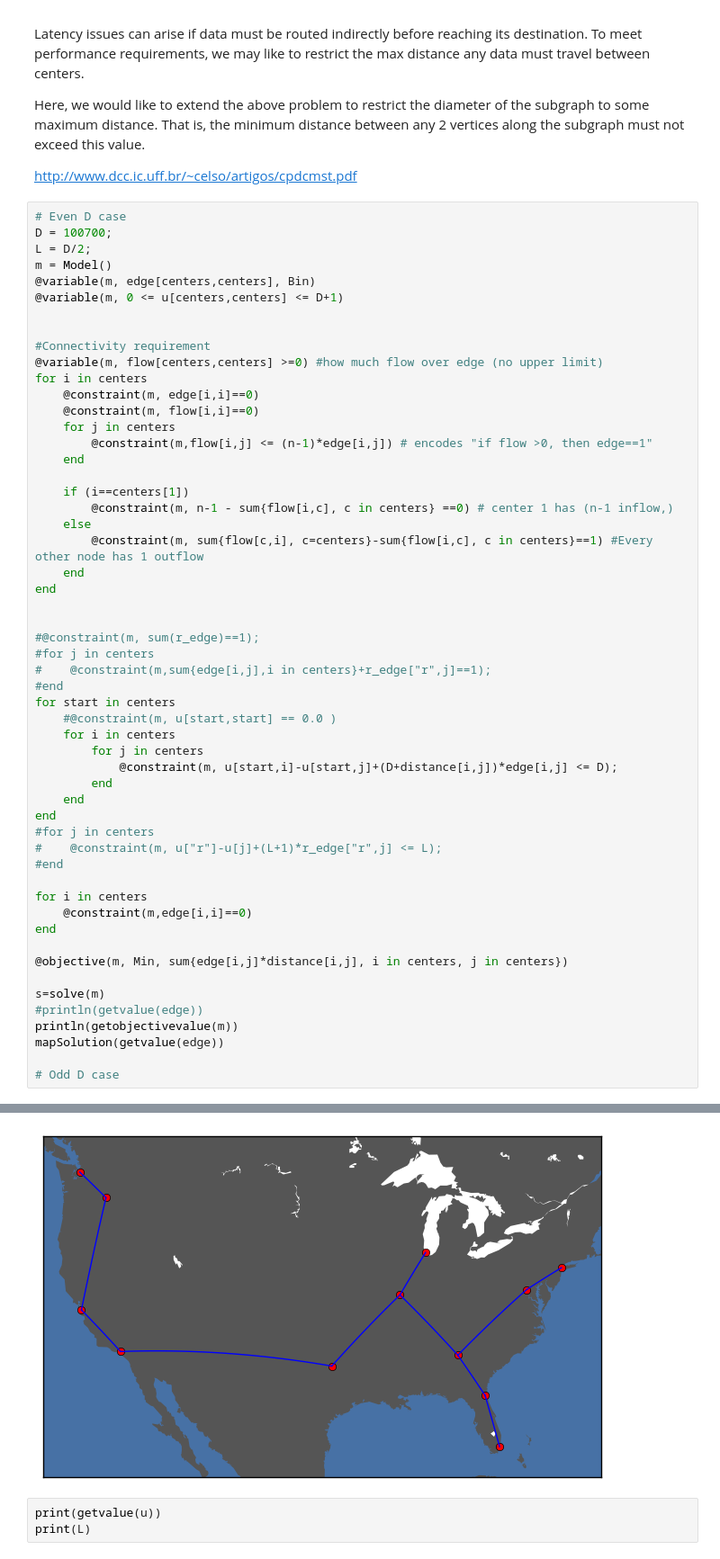
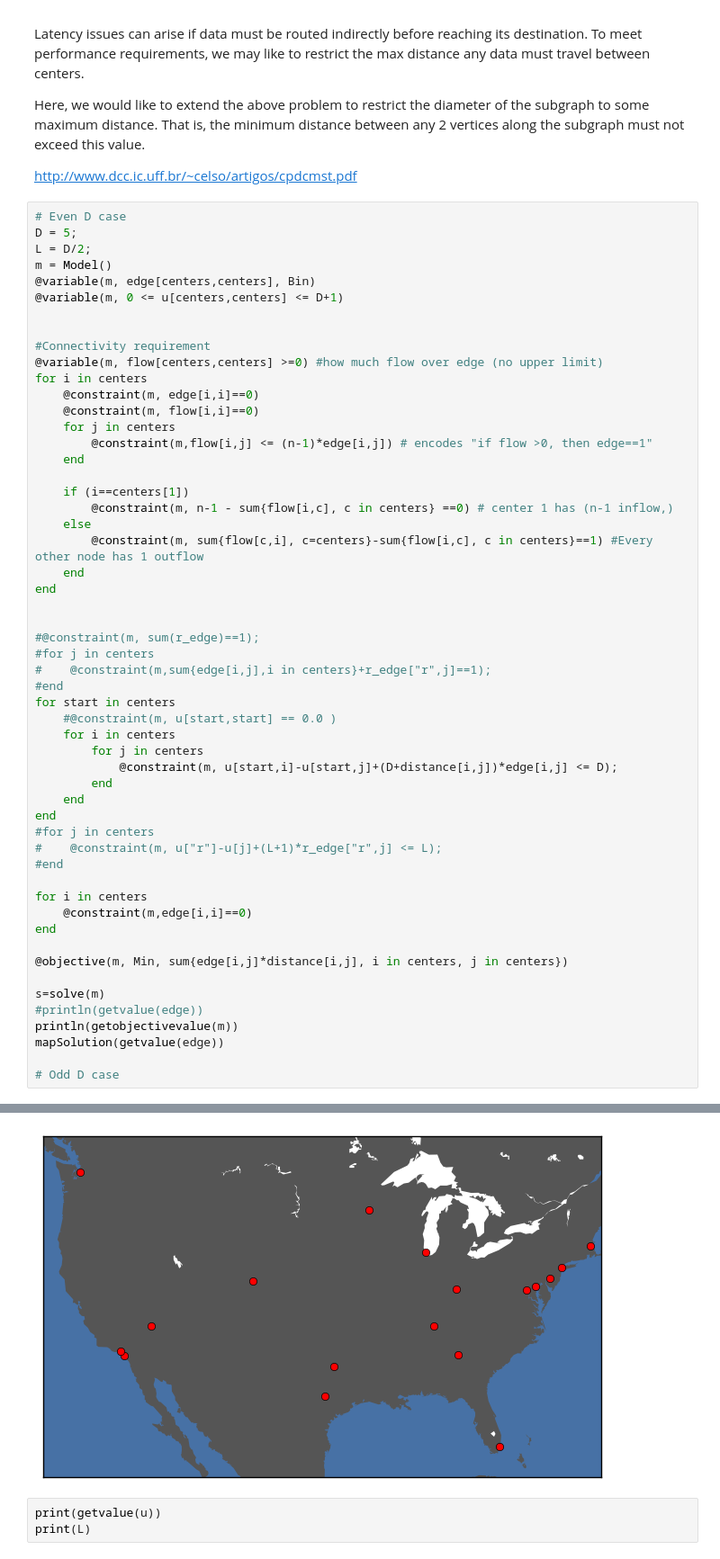
Before and after one commit to mathgeek404/networkOpt, a Jupyter notebook: src/optimal_network.ipynb, the cells around one changed output, grey strips where cells are left out. Shown: that part at 90% size. Drawn from its saved outputs; the diff is of its cells as text.

```diff
--- a/src/optimal_network.ipynb
+++ b/src/optimal_network.ipynb
@@ -309,7 +330,7 @@ Here, we would like to extend the above problem to restrict the diameter of the
 http://www.dcc.ic.uff.br/~celso/artigos/cpdcmst.pdf
 # %%
 # Even D case
-D = 100700;
+D = 5;
 L = D/2;
 m = Model()
 @variable(m, edge[centers,centers], Bin)
@@ -366,4 +390,4 @@ mapSolution(getvalue(edge))
-[figure, old version]
+[figure, new version]
 # %%
 print(getvalue(u))
 print(L)
```
Also changed, not shown: parts of 10 cells of this notebook, 3 other files.
